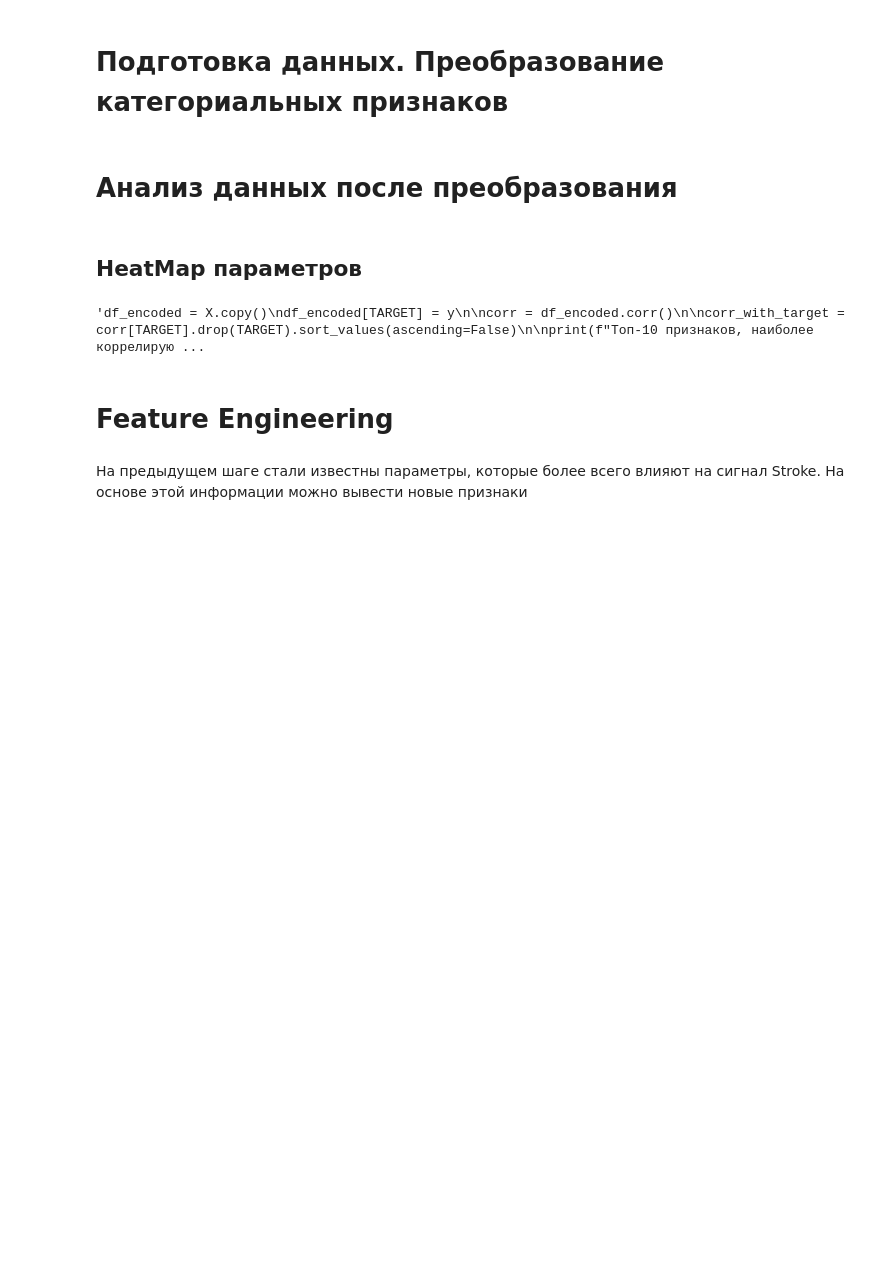
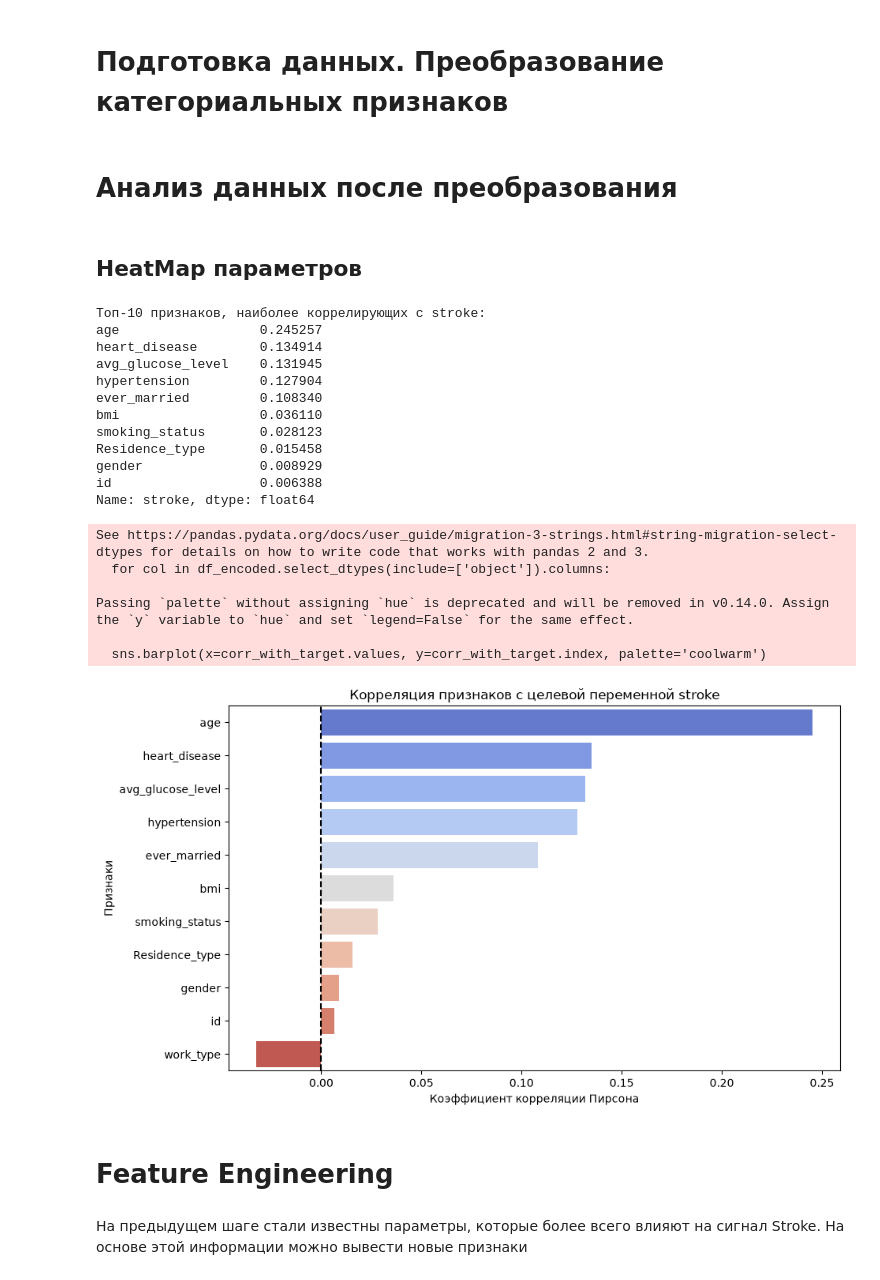
Before and after one commit to Fandoren/ML_Stroke_Prediction, a Jupyter notebook: main.ipynb, the cells around one changed output. Cells and saved outputs as stored; diff of their text form; code cells hidden in the pictures; blank space fills up the shorter version.

```diff
--- a/main.ipynb
+++ b/main.ipynb
@@ -409,25 +406,48 @@ y = df[TARGET]
 # %% [markdown]
 ## HeatMap параметров
 # %%
-"""df_encoded = X.copy()
+from sklearn.preprocessing import LabelEncoder
+
+df_encoded = X.copy()
 df_encoded[TARGET] = y
+
+for col in df_encoded.select_dtypes(include=['object']).columns:
+    df_encoded[col] = LabelEncoder().fit_transform(df_encoded[col].astype(str))
 
 corr = df_encoded.corr()
 
 corr_with_target = corr[TARGET].drop(TARGET).sort_values(ascending=False)
 
 print(f"Топ-10 признаков, наиболее коррелирующих с {TARGET}:")
 print(corr_with_target.head(10))
 
 plt.figure(figsize=(10, 6))
 sns.barplot(x=corr_with_target.values, y=corr_with_target.index, palette='coolwarm')
 plt.title('Корреляция признаков с целевой переменной ' + TARGET)
 plt.xlabel('Коэффициент корреляции Пирсона')
 plt.ylabel('Признаки')
 plt.axvline(0, color='black', linestyle='--')
-plt.show()"""
+plt.show()
 # %% [output]
-'df_encoded = X.copy()\ndf_encoded[TARGET] = y\n\ncorr = df_encoded.corr()\n\ncorr_with_target = corr[TARGET].drop(TARGET).sort_values(ascending=False)\n\nprint(f"Топ-10 признаков, наиболее коррелирую ...
+Топ-10 признаков, наиболее коррелирующих с stroke:
+age                  0.245257
+heart_disease        0.134914
+avg_glucose_level    0.131945
+hypertension         0.127904
+ever_married         0.108340
+bmi                  0.036110
+smoking_status       0.028123
+Residence_type       0.015458
+gender               0.008929
+id                   0.006388
+Name: stroke, dtype: float64
+See https://pandas.pydata.org/docs/user_guide/migration-3-strings.html#string-migration-select-dtypes for details on how to write code that works with pandas 2 and 3.
+  for col in df_encoded.select_dtypes(include=['object']).columns:
+
+Passing `palette` without assigning `hue` is deprecated and will be removed in v0.14.0. Assign the `y` variable to `hue` and set `legend=False` for the same effect.
+
+  sns.barplot(x=corr_with_target.values, y=corr_with_target.index, palette='coolwarm')
+[figure, added]
 # %% [markdown]
 # Feature Engineering
 # %% [markdown]
```
Also changed, not shown: parts of 13 cells of this notebook, 5 other files.
